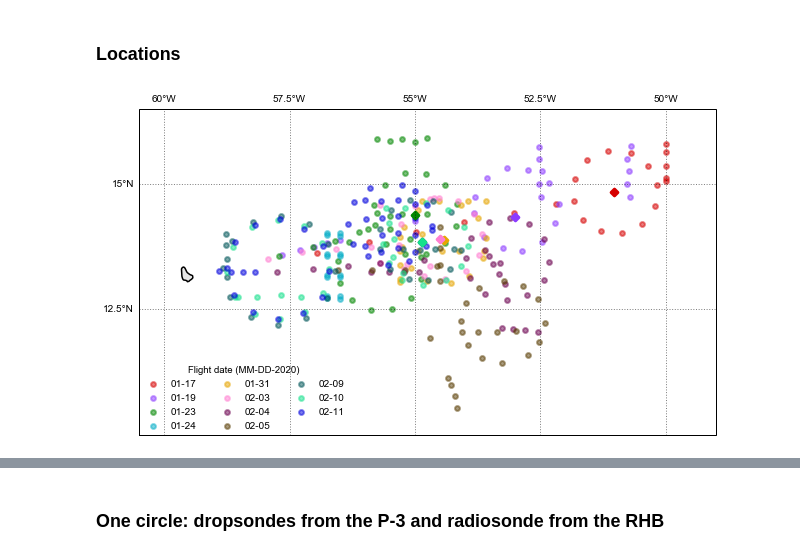
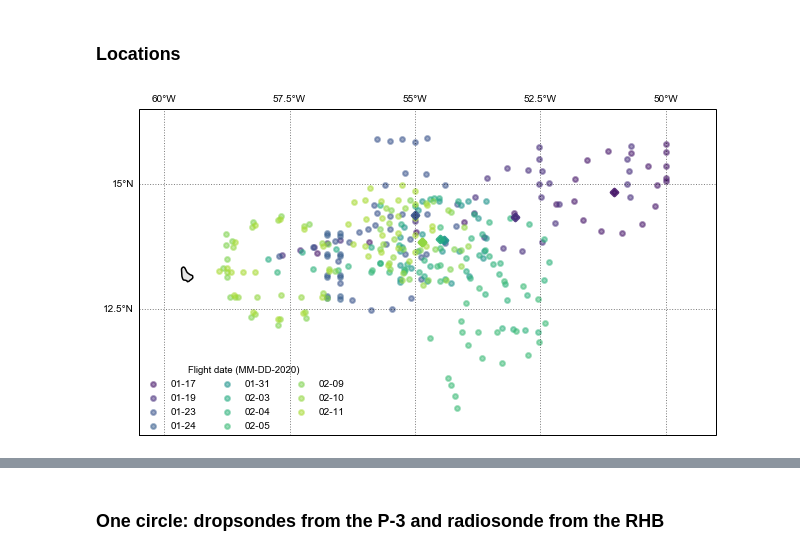
Before and after one commit to RobertPincus/atomic-p3-data-paper, a Jupyter notebook: Figures.ipynb, the cells around one changed output, grey strips where cells are left out. Cells and saved outputs as stored; diff of their text form; code cells hidden in the pictures.

Commit message:
Colors for flight dates drawn from a perceptually-uniform scale

```diff
--- a/Figures.ipynb
+++ b/Figures.ipynb
@@ -102,6 +98,13 @@ flight_dates = [datetime.date(2020, 1, 17),
                 datetime.date(2020, 2,  9),
                 datetime.date(2020, 2, 10),
                 datetime.date(2020, 2, 11)]
+
+# color map for things coded by flight date
+#   Sample from a 255 color map running from start to end of experiment
+norm = mpl.colors.Normalize(vmin=datetime.date(2020, 1, 15).toordinal(),
+                            vmax=datetime.date(2020, 2, 15).toordinal())
+flight_cols = [cc.m_bmy(norm(d.toordinal()), alpha=0.9) for d in flight_dates]
+flight_cols = [mpl.cm.viridis(norm(d.toordinal()), alpha=0.9) for d in flight_dates]
 # %% [markdown]
 ### Figure directory, intake catalog for P3 data
 # %%
@@ -260,36 +263,36 @@ add_gridlines(ax)
 for d in flight_dates:
     flight = nav_data.sel(time=d.strftime("%Y-%m-%d"))
     sonde_times = [s['launch_time'] for s in p3_sonde_descrips if s['launch_time'].date() == d]
     flight = flight.sel(time=sonde_times)
     ax.scatter(flight.lon, flight.lat,
-                lw=2, alpha=0.5, c=flight_cols[flight_dates.index(d)],
+                lw=2, alpha=0.5, color=flight_cols[flight_dates.index(d)],
                 label="{:02d}-{:02d}".format(d.month, d.day))
 #
 # Add the RHB locations
 #
 # Use the flight segmentation files developed for EUREC4A and ATOMIC, which have the times of the circles
 #
 seg_base = 'https://raw.githubusercontent.com/eurec4a/flight-phase-separation/master/flight_phase_files/P3/'
 for d in rhb_dates:
     #
     # When was the first circle on this day?
     #   Most days had only one circle with sonde;
     #   on the day with two circles the RHB was in the center of the first)
     #
     seg_file = 'EUREC4A_ATOMIC_P3_Flight-segments_2020{:02d}{:02d}_v0.5.yaml'.format(d.month, d.day)
     with urllib.request.urlopen(seg_base + seg_file) as f:
         segs = yaml.safe_load(f)
     circ = [s for s in segs["segments"] if s["name"]=="circle 1" or s["name"]=="RHB circle"][0]
     rhb_loc = rhb.sel(time=circ["start"], method="nearest")
     ax.scatter(rhb_loc.lon, rhb_loc.lat,
-            lw=3, c=flight_cols[flight_dates.index(d)], marker="D")
+            lw=3, color=flight_cols[flight_dates.index(d)], marker="D")
 
 plt.legend(ncol=3,loc=(0.0,0.0),fontsize=10,framealpha=0.8,markerscale=1, title="Flight date (MM-DD-2020)")
 plt.tight_layout()
 if saveFigs:
     fig.savefig(figDir.joinpath("Dropsondes-plan-view.pdf"), dpi=600, transparent=True, bbox_inches = "tight")
 # %% [output]
-[figure, old version]
+[figure, new version]
 # %%
 sns.set_context("paper")
 fig = plt.figure(figsize = (8.3, 9.4))
```
Also changed, not shown: parts of 5 cells of this notebook.
